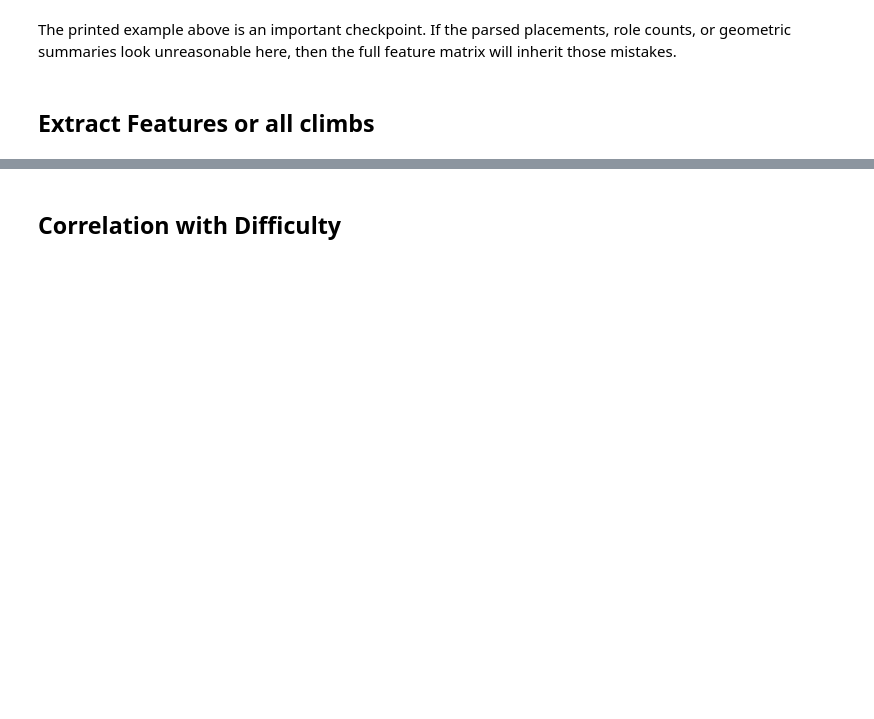
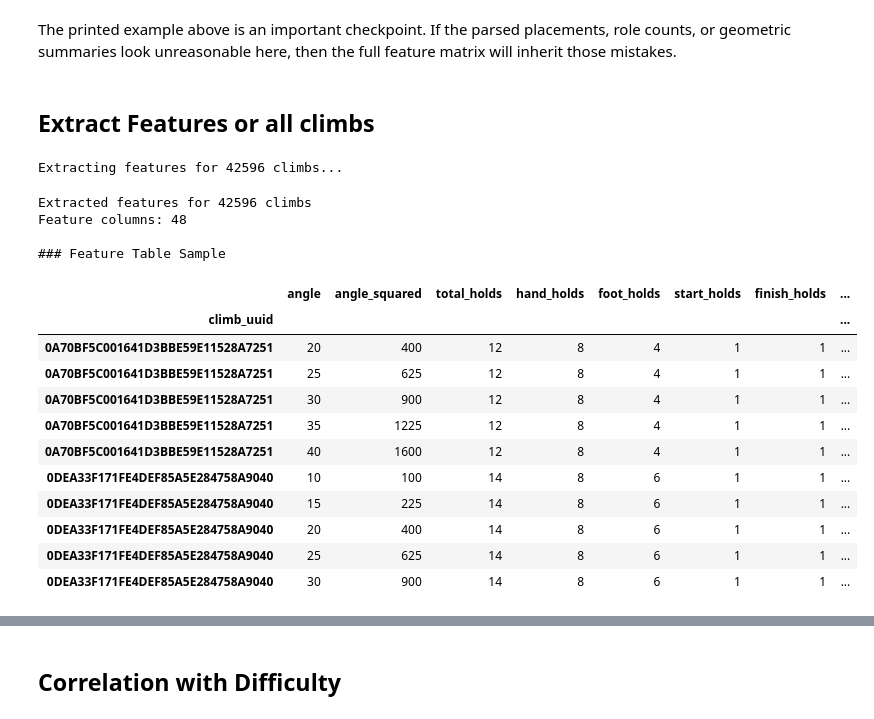
Before and after one commit to psark007/Tension-Board-2-Analysis, a Jupyter notebook: notebooks/04_feature_engineering.ipynb, the cells around one changed output, grey strips where cells are left out. Saved outputs shown, nothing was run; the diff lists cells and outputs as text; code cells hidden in the pictures; blank space fills up the shorter version.

```diff
--- a/notebooks/04_feature_engineering.ipynb
+++ b/notebooks/04_feature_engineering.ipynb
@@ -786,31 +483,49 @@ The printed example above is an important checkpoint. If the parsed placements,
 # %%
 """
 ==================================
 Extract features for all climbs
 ==================================
 """
 
 from tqdm import tqdm # Progess bar. This will take a while.
 
 print(f"Extracting features for {len(df_climbs)} climbs...")
 
 feature_list = []
 
 for idx, row in tqdm(df_climbs.iterrows(), total=len(df_climbs)):
-    features = extract_features(row, placement_coords, df_hold_difficulty)
+    features = extract_features(row, placement_coords)
     if features:
         features['climb_uuid'] = row['uuid']
         features['display_difficulty'] = row['display_difficulty']
         feature_list.append(features)
 
 df_features = pd.DataFrame(feature_list)
 df_features = df_features.set_index('climb_uuid')
 
 print(f"\nExtracted features for {len(df_features)} climbs")
 print(f"Feature columns: {len(df_features.columns)}")
 
 print("\n### Feature Table Sample\n")
 display(df_features.head(10))
+# %% [output]
+Extracting features for 42596 climbs...
+Extracted features for 42596 climbs
+Feature columns: 48
+
+### Feature Table Sample
+|  | angle | angle_squared | total_holds | hand_holds | foot_holds | start_holds | finish_holds | ... |
+| climb_uuid |  |  |  |  |  |  |  | ... |
+| 0A70BF5C001641D3BBE59E11528A7251 | 20 | 400 | 12 | 8 | 4 | 1 | 1 | ... |
+| 0A70BF5C001641D3BBE59E11528A7251 | 25 | 625 | 12 | 8 | 4 | 1 | 1 | ... |
+| 0A70BF5C001641D3BBE59E11528A7251 | 30 | 900 | 12 | 8 | 4 | 1 | 1 | ... |
+| 0A70BF5C001641D3BBE59E11528A7251 | 35 | 1225 | 12 | 8 | 4 | 1 | 1 | ... |
+| 0A70BF5C001641D3BBE59E11528A7251 | 40 | 1600 | 12 | 8 | 4 | 1 | 1 | ... |
+| 0DEA33F171FE4DEF85A5E284758A9040 | 10 | 100 | 14 | 8 | 6 | 1 | 1 | ... |
+| 0DEA33F171FE4DEF85A5E284758A9040 | 15 | 225 | 14 | 8 | 6 | 1 | 1 | ... |
+| 0DEA33F171FE4DEF85A5E284758A9040 | 20 | 400 | 14 | 8 | 6 | 1 | 1 | ... |
+| 0DEA33F171FE4DEF85A5E284758A9040 | 25 | 625 | 14 | 8 | 6 | 1 | 1 | ... |
+| 0DEA33F171FE4DEF85A5E284758A9040 | 30 | 900 | 14 | 8 | 6 | 1 | 1 | ... |
 # %%
 """
 ==================================
```
Also changed, not shown: parts of 15 cells of this notebook, 22 other files.
